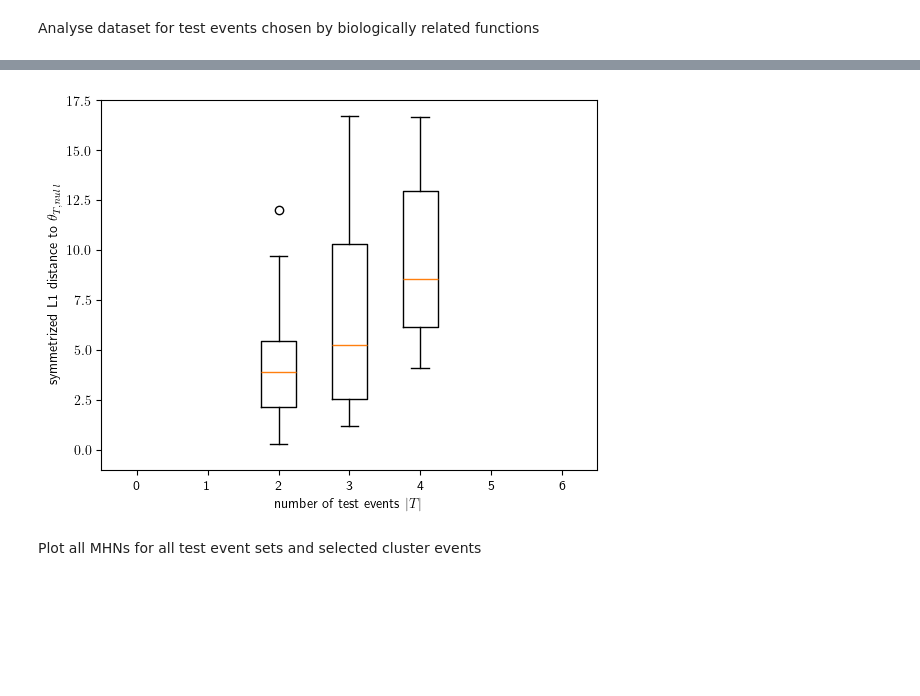
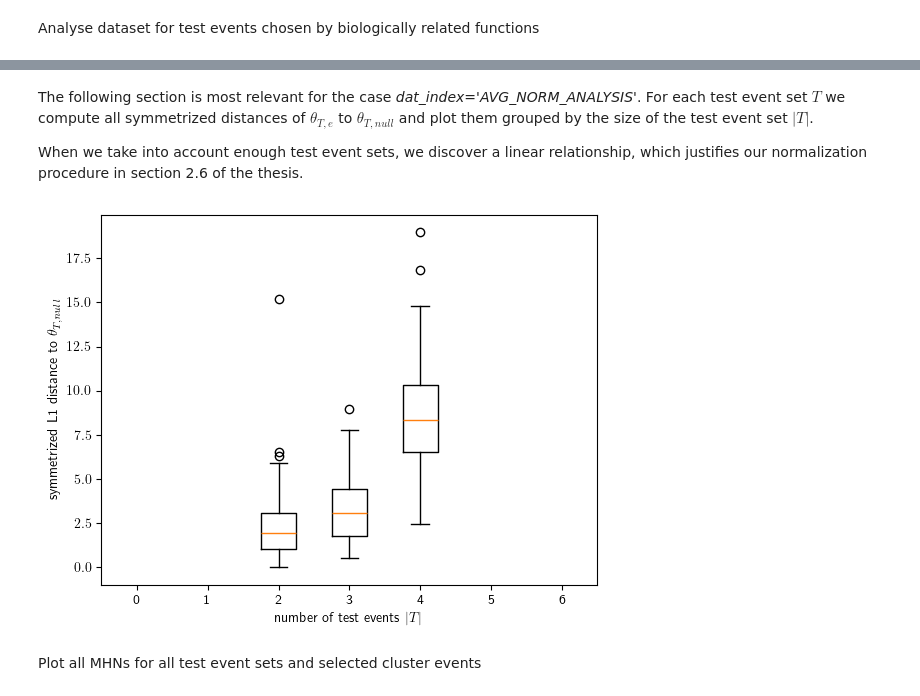
Before and after one commit to MichaelBonart/BachelorThesis, a Jupyter notebook: src/genie16_analysis.ipynb, the cells around one changed output, grey strips where cells are left out. Drawn from its saved outputs; the diff is of its cells as text; code cells hidden in the pictures; blank space fills up the shorter version.

Commit message:
more documentation on genie 16 analysis

```diff
--- a/src/genie16_analysis.ipynb
+++ b/src/genie16_analysis.ipynb
@@ -22,7 +22,7 @@ np.random.seed(999)
 file_names_dict={'LUAD':                    "G16_CH_LUAD_Events.csv",
                  'COAD':                    "G16_CH_COAD_Events.csv",
                  'AVG_NORM_ANALYSIS':       "G16_CH_LUAD_Events.csv"}
-dat_index='AVG_NORM_ANALYSIS'
+dat_index='LUAD'
 file_path=os.path.join( os.getcwd(), '..','data', file_names_dict[dat_index] )
 raw_data_input = pd.read_csv(file_path)
 data_input=raw_data_input.loc[:, raw_data_input.columns.str.endswith(')')]  #select all columns ending in '(M)','(Amp) or (Del)
@@ -167,36 +166,42 @@ plt.show()
+# %% [markdown]
+The following section is most relevant for the case *dat_index='AVG_NORM_ANALYSIS'*.
+For each test event set $T$ we compute all symmetrized distances of $\theta_{T,e}$ to $\theta_{T,null}$ and plot them grouped by the size of the test event set $|T|$.
+
+When we take into account enough test event sets, we discover a linear relationship, which justifies our normalization procedure in section 2.6 of the thesis.
 # %%
 #plot average norm for different sizes of MHN
 import cmhn_distances
 
 plt.rcParams['text.usetex'] = True
 
 mhn_norms={ }
 mhn_norm_points=[]
 mhn_norm_avgs=[]
 for i in range(7): mhn_norms[i]=[]
 for tes, dist_m in zip(test_event_sets, dist_measurers):
     n_tes=len(tes)
     for ev in events:
         ev_mhn_norm=cmhn_distances.offdiag_l1_sym(dist_m._mhns[ev], dist_m._null_mhn)
 
         if not ev in tes:
             mhn_norms[n_tes].append(ev_mhn_norm)
             mhn_norm_points.append((n_tes, ev_mhn_norm))
 
 
 for n_tes in mhn_norms:
     mhn_norm_avgs.append((n_tes, np.average(mhn_norms[n_tes])))
 
 
 plt.boxplot(mhn_norms.values(), orientation='vertical')
 plt.xticks(range(1, len(mhn_norms.keys()) + 1), mhn_norms.keys())
 plt.xlabel('number of test events $|T|$')
 plt.ylabel("symmetrized L1 distance to $\\theta_{T,\\mathit{null}}$")
 plt.ylim(bottom=-1)
-plt.savefig(fname='result_plots/mhn_norms_plot.png',dpi=600)
+if dat_index == 'AVG_NORM_ANALYSIS':
+    plt.savefig(fname='result_plots/mhn_norms_plot.png',dpi=600)
 plt.show()
 # %% [output]
-[figure, old version]
+[figure, new version]
 # %% [markdown]
 Plot all MHNs for all test event sets and selected cluster events
 # %%
```
Also changed, not shown: parts of 4 cells of this notebook.
